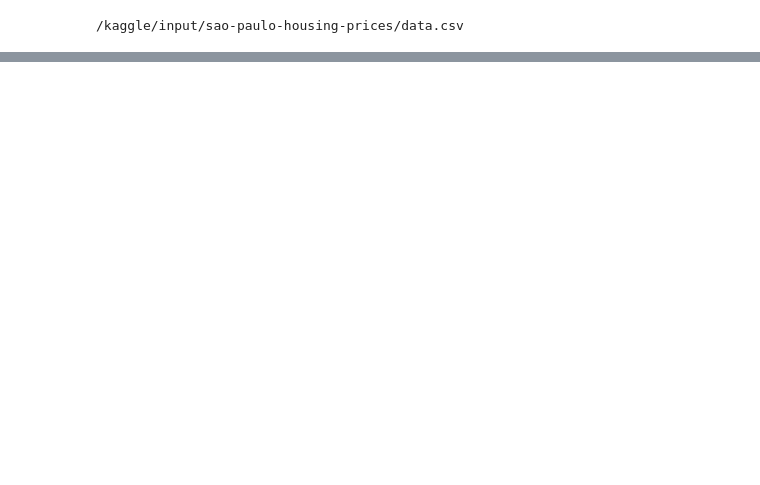
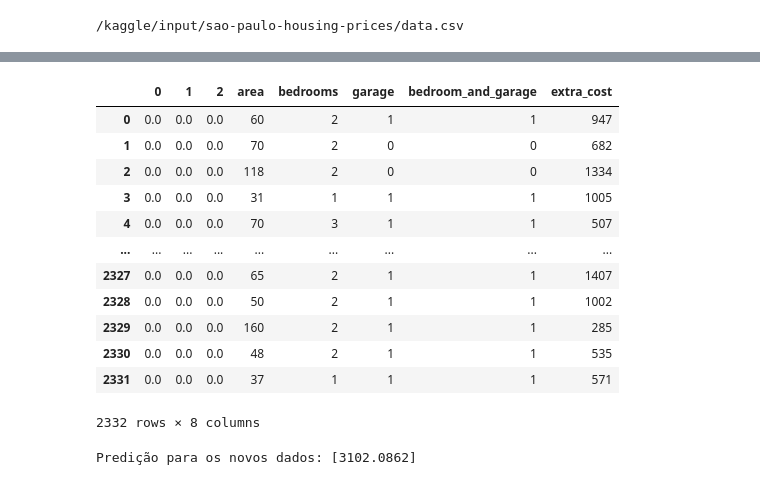
Before and after one commit to isaquewgda/ML-predict-rental-saopaulo, a Jupyter notebook: ml-predict-rental-saopaulo.ipynb, the cells around one changed output, grey strips where cells are left out. Drawn from its saved outputs; the diff is of its cells as text; code cells hidden in the pictures; blank space fills up the shorter version.

```diff
--- a/ml-predict-rental-saopaulo.ipynb
+++ b/ml-predict-rental-saopaulo.ipynb
@@ -12,0 +189,8 @@ for dirname, _, filenames in os.walk('/kaggle/input'):
+# %%
+categorical_features = ['type']
+numerical_features = ['area', 'bedrooms', 'garage', 'bedroom_and_garage', 'extra_cost']
+# %%
+from sklearn.preprocessing import OneHotEncoder
+ohe = OneHotEncoder(drop='first')
+X_train_categorical = ohe.fit_transform(X_train[categorical_features])
+X_test_categorical = ohe.transform(X_test[categorical_features])
@@ -12,0 +266,45 @@ for dirname, _, filenames in os.walk('/kaggle/input'):
+# %%
+X_test_processed
+# %% [output]
+|  | 0 | 1 | 2 | area | bedrooms | garage | bedroom_and_garage | extra_cost |
+| 0 | 0.0 | 0.0 | 0.0 | 60 | 2 | 1 | 1 | 947 |
+| 1 | 0.0 | 0.0 | 0.0 | 70 | 2 | 0 | 0 | 682 |
+| 2 | 0.0 | 0.0 | 0.0 | 118 | 2 | 0 | 0 | 1334 |
+| 3 | 0.0 | 0.0 | 0.0 | 31 | 1 | 1 | 1 | 1005 |
+| 4 | 0.0 | 0.0 | 0.0 | 70 | 3 | 1 | 1 | 507 |
+| ... | ... | ... | ... | ... | ... | ... | ... | ... |
+| 2327 | 0.0 | 0.0 | 0.0 | 65 | 2 | 1 | 1 | 1407 |
+| 2328 | 0.0 | 0.0 | 0.0 | 50 | 2 | 1 | 1 | 1002 |
+| 2329 | 0.0 | 0.0 | 0.0 | 160 | 2 | 1 | 1 | 285 |
+| 2330 | 0.0 | 0.0 | 0.0 | 48 | 2 | 1 | 1 | 535 |
+| 2331 | 0.0 | 0.0 | 0.0 | 37 | 1 | 1 | 1 | 571 |
+2332 rows × 8 columns
+# %%
+import pandas as pd
+import numpy as np
+
+# Supondo que você já tenha o modelo 'xgb' treinado
+
+# Crie um DataFrame com os valores que deseja prever
+# Estes são os valores manuais de entrada para as variáveis X
+novos_dados = pd.DataFrame({
+    0: [0.0],  # coluna 0 Studio
+    1: [0.0],  # coluna 1 Casa
+    2: [0.0],  # coluna 2 Casa Condominio
+    'area': [100],  # valor que você está inserindo manualmente
+    'bedrooms': [2],  # valor que você está inserindo manualmente
+    'garage': [1],  # valor que você está inserindo manualmente
+    'bedroom_and_garage': [1],  # valor que você está inserindo manualmente
+    'extra_cost': [500]  # valor que você está inserindo manualmente
+})
+
+# Se precisar de processamento, aplique o mesmo processamento que foi aplicado em X_test_processed
+# Exemplo: suponha que você tenha feito algum tipo de normalização ou transformação, aplique aqui
+
+# Prever o valor de Y com os novos dados
+y_pred = xgb.predict(novos_dados)
+
+# Exibir a predição
+print(f'Predição para os novos dados: {y_pred}')
+# %% [output]
+Predição para os novos dados: [3102.0862]
```
Also changed, not shown: parts of 28 cells of this notebook.
